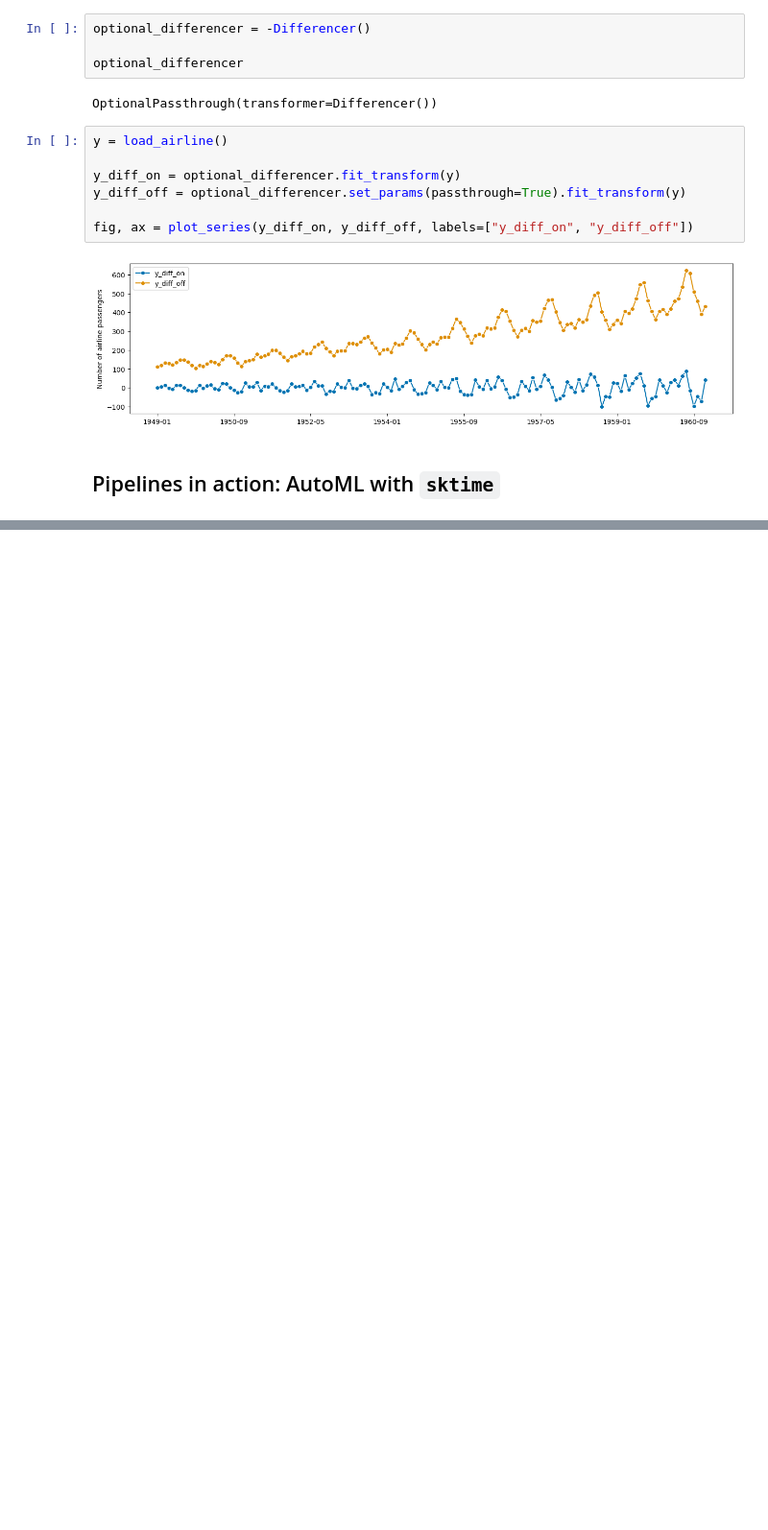
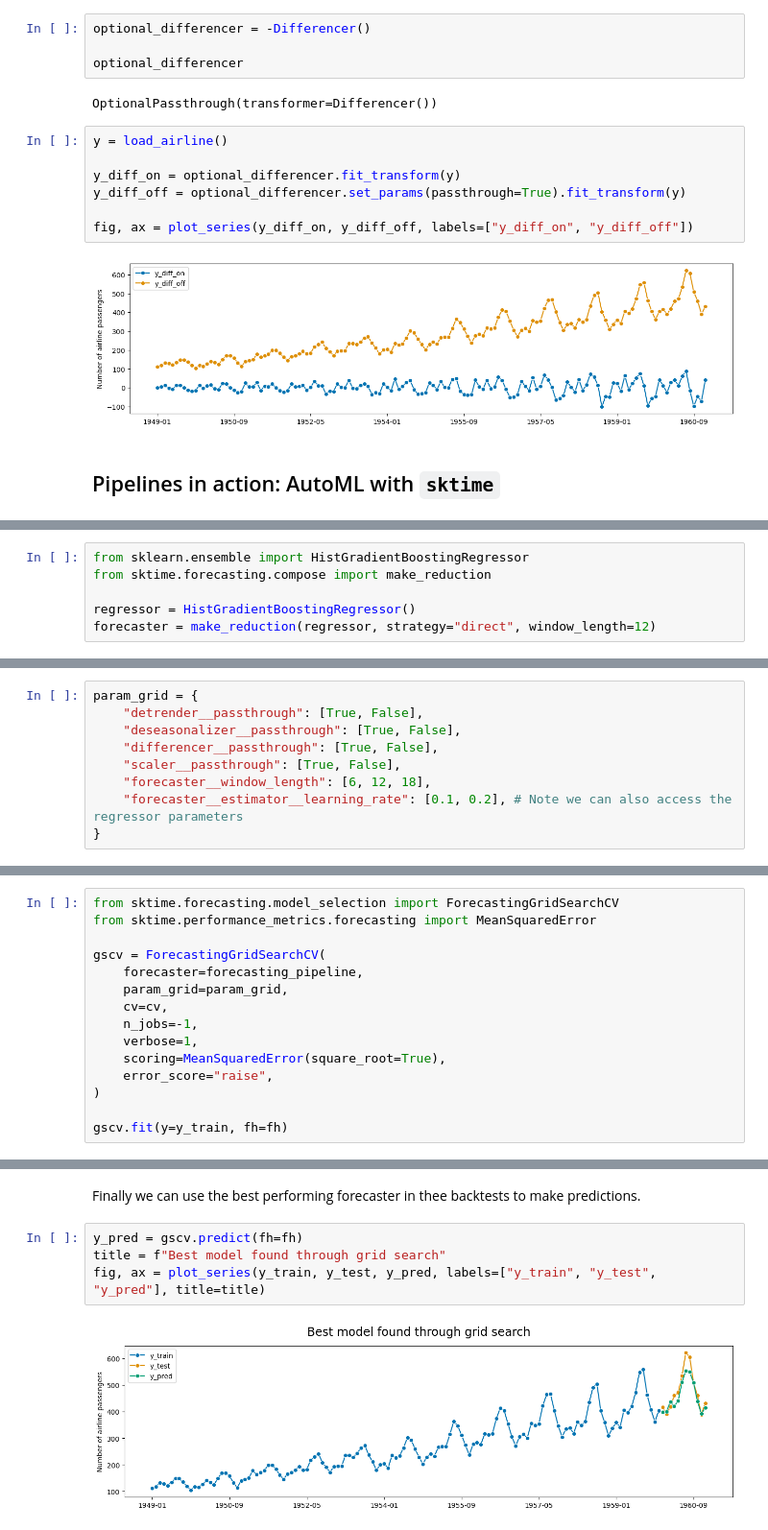
Before and after one commit to sktime/sktime-tutorial-ODSC-Europe-2023, a Jupyter notebook: notebooks/04_advanced.ipynb, the cells around one changed output, grey strips where cells are left out. Shown at 96% size. Cells and saved outputs as stored; diff of their text form; blank space fills up the shorter version.

```diff
--- a/notebooks/04_advanced.ipynb
+++ b/notebooks/04_advanced.ipynb
@@ -576,0 +553,6 @@ gscv.fit(y=y_train, fh=fh)
+# %%
+from sklearn.ensemble import HistGradientBoostingRegressor
+from sktime.forecasting.compose import make_reduction
+
+regressor = HistGradientBoostingRegressor()
+forecaster = make_reduction(regressor, strategy="direct", window_length=12)
@@ -576,0 +602,9 @@ gscv.fit(y=y_train, fh=fh)
+# %%
+param_grid = {
+    "detrender__passthrough": [True, False],
+    "deseasonalizer__passthrough": [True, False],
+    "differencer__passthrough": [True, False],
+    "scaler__passthrough": [True, False],
+    "forecaster__window_length": [6, 12, 18],
+    "forecaster__estimator__learning_rate": [0.1, 0.2], # Note we can also access the regressor parameters
+}
@@ -576,0 +623,15 @@ gscv.fit(y=y_train, fh=fh)
+# %%
+from sktime.forecasting.model_selection import ForecastingGridSearchCV
+from sktime.performance_metrics.forecasting import MeanSquaredError
+
+gscv = ForecastingGridSearchCV(
+    forecaster=forecasting_pipeline,
+    param_grid=param_grid,
+    cv=cv,
+    n_jobs=-1,
+    verbose=1,
+    scoring=MeanSquaredError(square_root=True),
+    error_score="raise",
+)
+
+gscv.fit(y=y_train, fh=fh)
@@ -576,0 +691,8 @@ gscv.fit(y=y_train, fh=fh)
+# %% [markdown]
+Finally we can use the best performing forecaster in thee backtests to make predictions.
+# %%
+y_pred = gscv.predict(fh=fh)
+title = f"Best model found through grid search"
+fig, ax = plot_series(y_train, y_test, y_pred, labels=["y_train", "y_test", "y_pred"], title=title)
+# %% [output]
+[figure, added]
```
Also changed, not shown: parts of 16 cells of this notebook.
